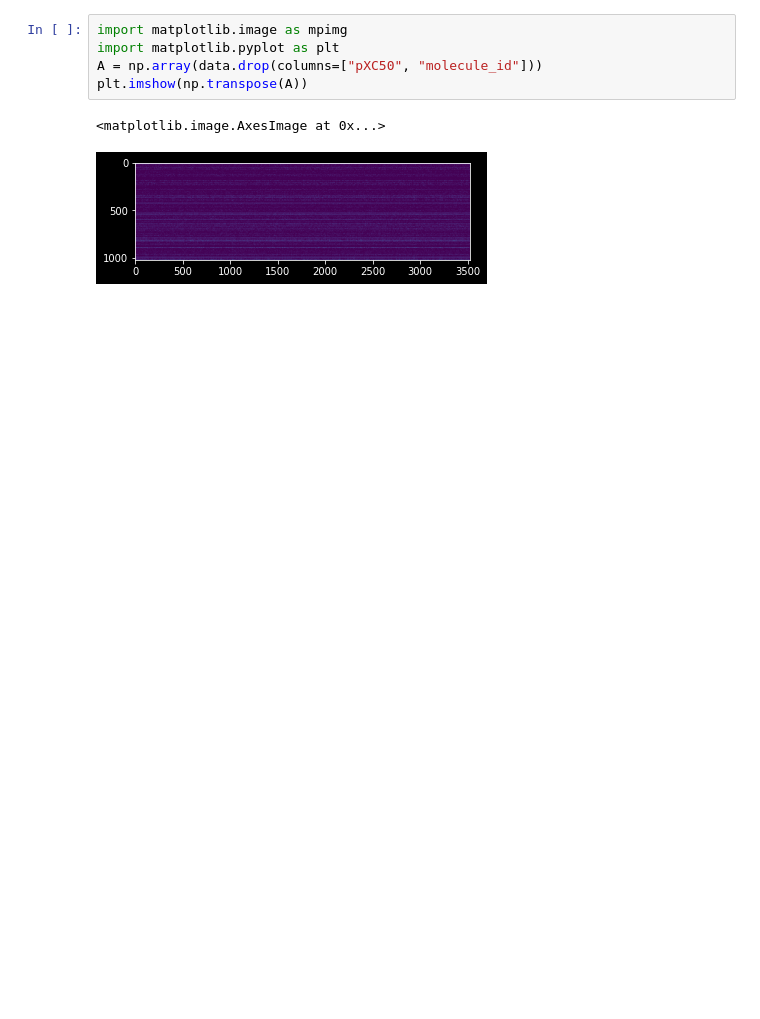
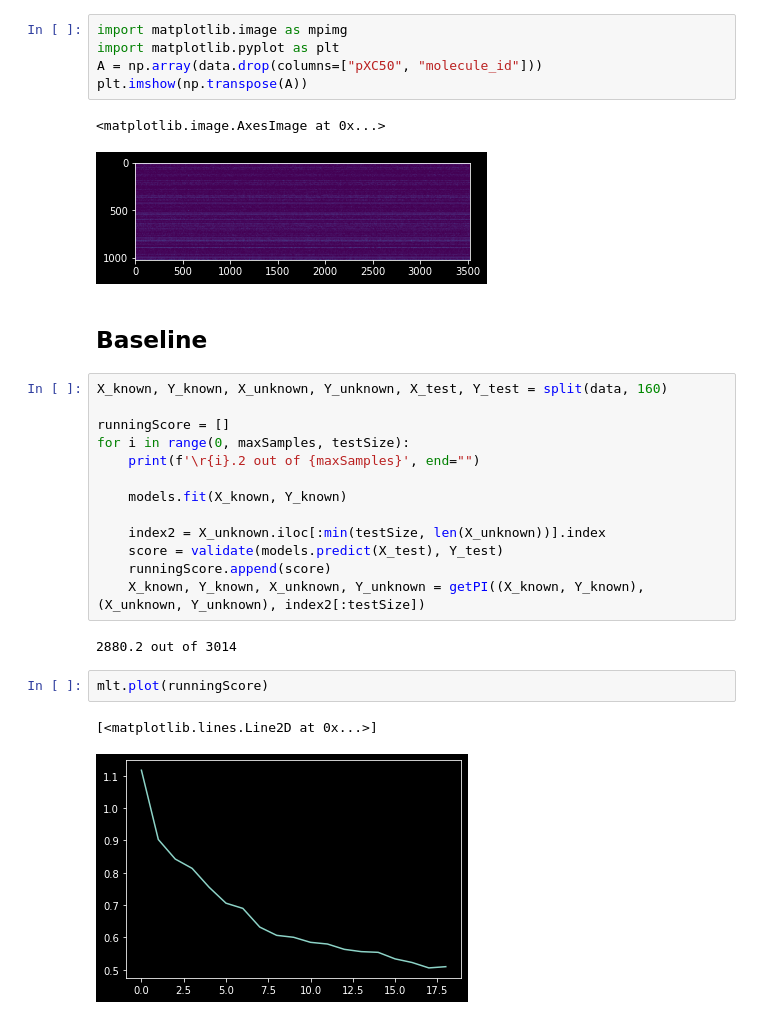
Before and after one commit to rjb255/researchProject, a Jupyter notebook: purePython/v2main.ipynb, the cells around one changed output. Saved outputs shown, nothing was run; the diff lists cells and outputs as text; blank space fills up the shorter version.

```diff
--- a/purePython/v2main.ipynb
+++ b/purePython/v2main.ipynb
@@ -138,3 +138,25 @@ plt.imshow(np.transpose(A))
 # %% [output]
 <matplotlib.image.AxesImage at 0x...>
 [figure]
+# %% [markdown]
+## Baseline
+# %%
+X_known, Y_known, X_unknown, Y_unknown, X_test, Y_test = split(data, 160)
+
+runningScore = []
+for i in range(0, maxSamples, testSize):
+    print(f'\r{i}.2 out of {maxSamples}', end="")
+
+    models.fit(X_known, Y_known)
+
+    index2 = X_unknown.iloc[:min(testSize, len(X_unknown))].index
+    score = validate(models.predict(X_test), Y_test)
+    runningScore.append(score)
+    X_known, Y_known, X_unknown, Y_unknown = getPI((X_known, Y_known), (X_unknown, Y_unknown), index2[:testSize])
+# %% [output]
+2880.2 out of 3014
+# %%
+mlt.plot(runningScore)
+# %% [output]
+[<matplotlib.lines.Line2D at 0x...>]
+[figure, added]
```
Also changed, not shown: parts of 3 cells of this notebook, 6 other files.
